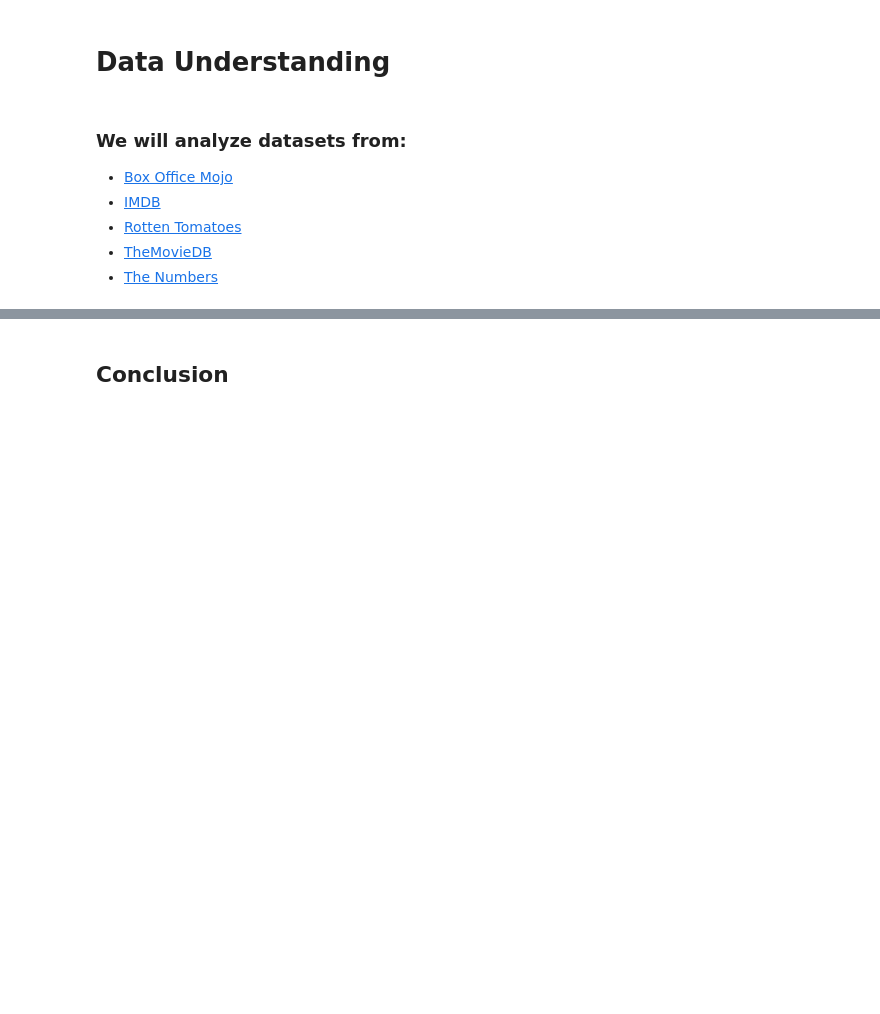
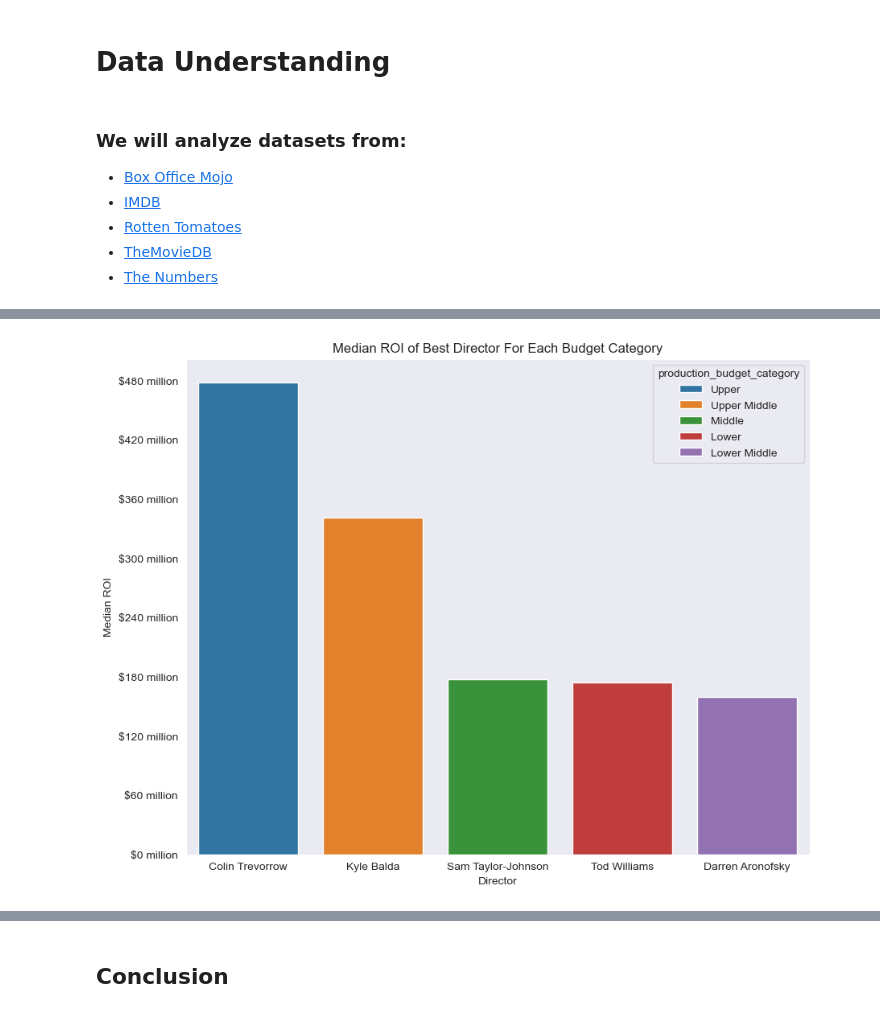
Before and after one commit to JesseMooreDS/dsc-phase-2-project-v3, a Jupyter notebook: notebook.ipynb, the cells around one changed output, grey strips where cells are left out. Saved outputs shown, nothing was run; the diff lists cells and outputs as text; code cells hidden in the pictures; blank space fills up the shorter version.

```diff
--- a/notebook.ipynb
+++ b/notebook.ipynb
@@ -399,0 +199,13 @@ The analysis of monthly performance trends shows that June, November, and April
+# %%
+#Creating our new dataframe using groupby to show us the median roi for each director.
+director_profits_df = joined_df2_exploded.groupby(['director'])[(['roi', 'production_budget'])].median().reset_index()
+# %%
+#using our function on the dataframe
+director_profits_df['production_budget_category'] = director_profits_df['production_budget'].apply(lambda x: categorize_budget(x, quantiles))
+# %%
+#Creating our dataframe with the highest profiting directors for each budget category.
+
+highest_grossing_directors_by_category_df = (
+    director_profits_df.loc[director_profits_df.groupby('production_budget_category')['roi'].idxmax(),
+        ['production_budget_category', 'director', 'roi', 'production_budget']]
+).sort_values('production_budget')
@@ -399,0 +249,3 @@ The analysis of monthly performance trends shows that June, November, and April
+# %%
+#sorting our highest grossing directors dataframe
+highest_grossing_directors_by_category_df = highest_grossing_directors_by_category_df.sort_values(by='roi', ascending=False)
@@ -399,0 +292,20 @@ The analysis of monthly performance trends shows that June, November, and April
+# %%
+#creating out Plot of Median ROI for Best Director
+plt.figure(figsize=(10,8))
+sns.barplot(data=highest_grossing_directors_by_category_df, x='director', y='roi', hue='production_budget_category')
+
+plt.title('Median ROI of Best Director For Each Budget Category')
+plt.xlabel('Director')
+plt.ylabel('Median ROI')
+plt.gca().yaxis.set_major_formatter(mtick.FuncFormatter(
+    lambda x, _: f'${x/1e6:,.0f} million' if x < 1e9 else f'${x/1e9:,.1f} billion'
+
+))
+
+ax = plt.gca()
+ax.yaxis.set_major_locator(MaxNLocator(nbins=10))
+ax.yaxis.set_minor_locator(MultipleLocator(5e6))
+
+plt.savefig('director_by_budget.png');
+# %% [output]
+[figure, added]
```
Also changed, not shown: parts of 87 cells of this notebook, 13 other files.
